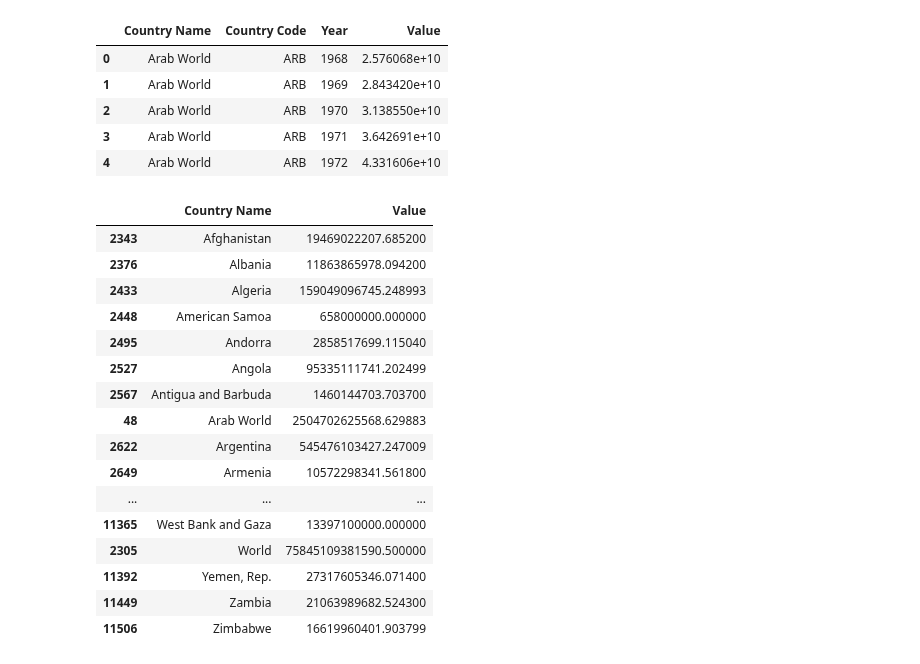
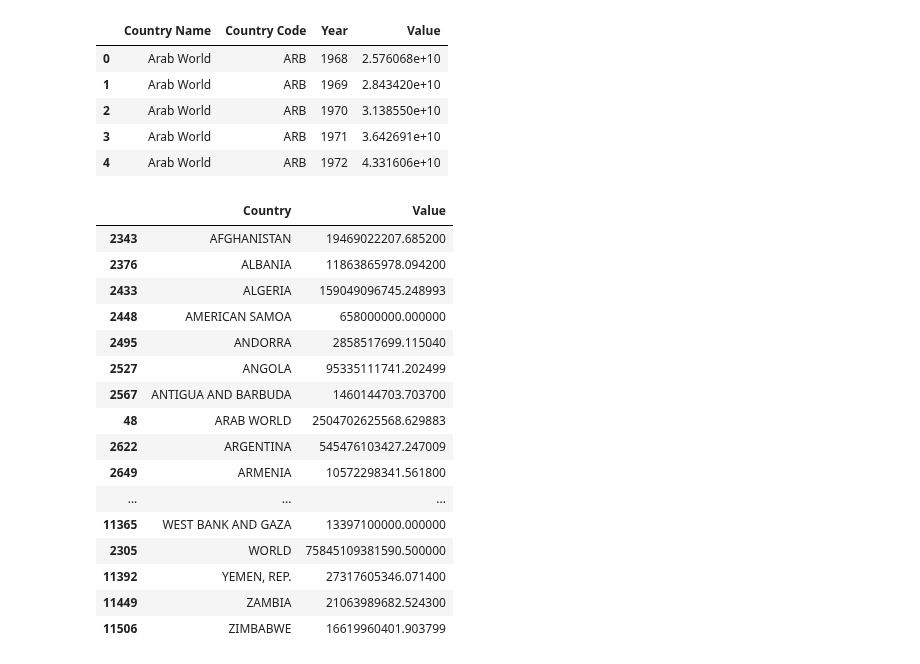
Before and after one commit to doublealogic/armageddon-neo-objects-space-junk, a Jupyter notebook: Data_Retrieval/space_track.ipynb, the cells around one changed output. Drawn from its saved outputs; the diff is of its cells as text; code cells hidden in the pictures.

```diff
--- a/Data_Retrieval/space_track.ipynb
+++ b/Data_Retrieval/space_track.ipynb
@@ -79,32 +83,37 @@ gdp_df.head()
 # %%
 country_name = gdp_df.loc[gdp_df["Year"]==2016]["Country Name"]
 value = gdp_df.loc[gdp_df["Year"]==2016]["Value"]
 #year = gdp_df["Year"]
 
 #current_gdp_df = gdp_df.groupby("Country Name")["Year"].max()
-cleaned_gdp_df = pd.DataFrame({"Country Name":country_name,
+cleaned_gdp_df = pd.DataFrame({"Country":country_name,
                                "Value":value})
-#cleaned_gdp_df.sort_values["Country Name"]
-sort_gdp = cleaned_gdp_df.sort_values(["Country Name"], ascending=True)
+
+#cleaned_gdp_df.rename(columns={"Country Name":"Country"})
+
+sort_gdp = cleaned_gdp_df.sort_values(["Country"], ascending=True)
+
+sort_gdp["Country"] = sort_gdp["Country"].str.upper()
+
 
 sorted_styled = sort_gdp.style.set_properties(**{'text-align': 'left'})
 sorted_styled.set_table_styles([dict(selector='th', props=[('text-align', 'left')])])
 sorted_styled
 # %% [output]
-|  | Country Name | Value |
-| 2343 | Afghanistan | 19469022207.685200 |
-| 2376 | Albania | 11863865978.094200 |
-| 2433 | Algeria | 159049096745.248993 |
-| 2448 | American Samoa | 658000000.000000 |
-| 2495 | Andorra | 2858517699.115040 |
-| 2527 | Angola | 95335111741.202499 |
-| 2567 | Antigua and Barbuda | 1460144703.703700 |
-| 48 | Arab World | 2504702625568.629883 |
-| 2622 | Argentina | 545476103427.247009 |
-| 2649 | Armenia | 10572298341.561800 |
+|  | Country | Value |
+| 2343 | AFGHANISTAN | 19469022207.685200 |
+| 2376 | ALBANIA | 11863865978.094200 |
+| 2433 | ALGERIA | 159049096745.248993 |
+| 2448 | AMERICAN SAMOA | 658000000.000000 |
+| 2495 | ANDORRA | 2858517699.115040 |
+| 2527 | ANGOLA | 95335111741.202499 |
+| 2567 | ANTIGUA AND BARBUDA | 1460144703.703700 |
+| 48 | ARAB WORLD | 2504702625568.629883 |
+| 2622 | ARGENTINA | 545476103427.247009 |
+| 2649 | ARMENIA | 10572298341.561800 |
 | ... | ... | ... |
-| 11365 | West Bank and Gaza | 13397100000.000000 |
-| 2305 | World | 75845109381590.500000 |
-| 11392 | Yemen, Rep. | 27317605346.071400 |
-| 11449 | Zambia | 21063989682.524300 |
-| 11506 | Zimbabwe | 16619960401.903799 |
+| 11365 | WEST BANK AND GAZA | 13397100000.000000 |
+| 2305 | WORLD | 75845109381590.500000 |
+| 11392 | YEMEN, REP. | 27317605346.071400 |
+| 11449 | ZAMBIA | 21063989682.524300 |
+| 11506 | ZIMBABWE | 16619960401.903799 |
```
Also changed, not shown: parts of 4 cells of this notebook.
